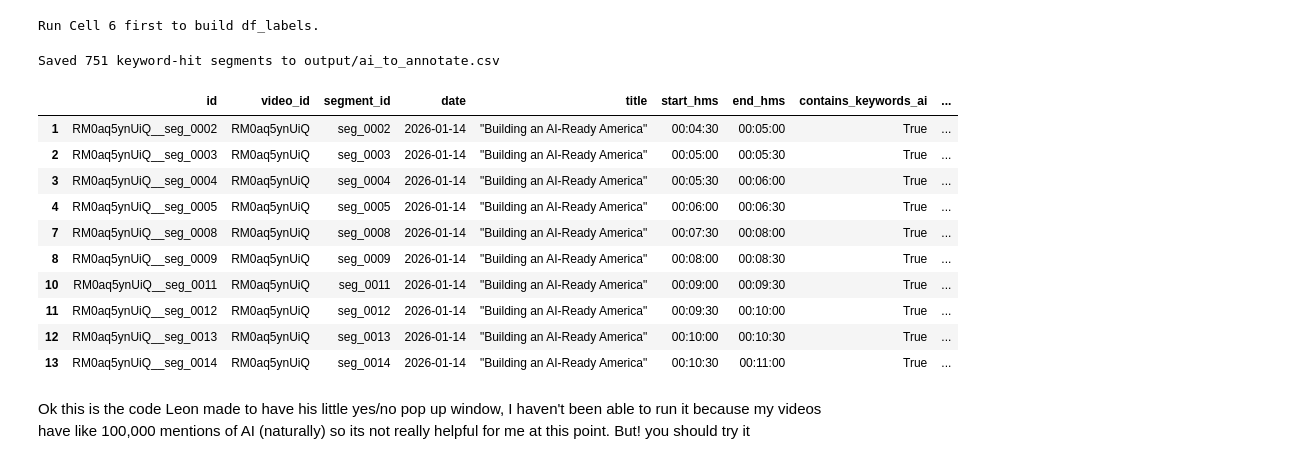
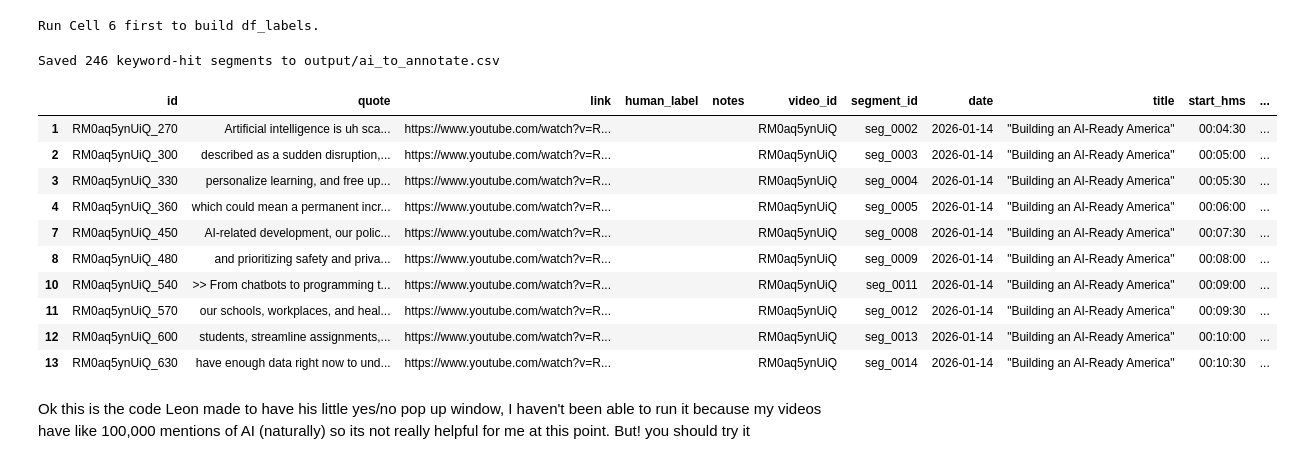
Before and after one commit to amowreader/investigating-ai-fall-26, a Jupyter notebook: assignment 1/running-the-analysis.ipynb, the cells around one changed output. Cells and saved outputs as stored; diff of their text form; code cells hidden in the pictures.

```diff
--- a/assignment 1/running-the-analysis.ipynb
+++ b/assignment 1/running-the-analysis.ipynb
@@ -40,9 +40,9 @@ import re
 
 def resolve_transcript_folder():
     candidates = [
-        Path("transcripts"),
-        Path("assignment 1/transcripts"),
-        Path("../assignment 1/transcripts"),
+        Path("transcript-test"),
+        Path("assignment 1/transcript-test"),
+        Path("../assignment 1/transcript-test"),
     ]
     for folder in candidates:
         if folder.exists():
@@ -592,48 +582,70 @@ Run Cell 6 first to build df_labels.
 # %%
 fn_to_annotate = "output/ai_to_annotate.csv"
 
 if "df_segments" not in globals() or df_segments.empty:
     raise ValueError("Run Cell 3 first to build df_segments.")
 
 if "contains_keywords_ai" not in df_segments.columns:
     raise ValueError("Run Cell 4 first so keyword flags exist on segments.")
 
 # keyword-only segment candidates
 df_to_annotate = df_segments[df_segments["contains_keywords_ai"].fillna(False)].copy()
 
-# include segment text for manual review
-df_to_annotate = df_to_annotate.rename(columns={"segment_text": "text"})
-df_to_annotate["id"] = df_to_annotate["row_id"]
+# build id + quote + timestamped link format similar to transcript-test CSV
+def make_row_id(row):
+    start_sec = row.get("start_sec")
+    if pd.notna(start_sec):
+        try:
+            return f"{row['video_id']}_{int(start_sec)}"
+        except Exception:
+            pass
+    return row.get("row_id", f"{row['video_id']}_{row.get('segment_id', 'seg')}")
 
-cols = [
-    "id",
+df_to_annotate["id"] = df_to_annotate.apply(make_row_id, axis=1)
+df_to_annotate["quote"] = df_to_annotate["segment_text"].fillna("").astype(str).str.strip()
+df_to_annotate["link"] = df_to_annotate.apply(
+    lambda r: f"https://www.youtube.com/watch?v={r['video_id']}&t={int(r['start_sec'])}s"
+    if pd.notna(r.get("start_sec"))
+    else f"https://www.youtube.com/watch?v={r['video_id']}",
+    axis=1,
+ )
+
+# empty columns for manual coding
+df_to_annotate["human_label"] = ""
+df_to_annotate["notes"] = ""
+
+# keep leading columns identical to your transcript-test format
+core_cols = ["id", "quote", "link", "human_label", "notes"]
+
+# keep optional helper columns after the core schema
+helper_cols = [
     "video_id",
     "segment_id",
     "date",
     "title",
     "start_hms",
     "end_hms",
     "contains_keywords_ai",
     "keyword_hit_count",
-    "text",
 ]
 
-df_to_annotate[cols].to_csv(fn_to_annotate, index=False)
+out_cols = core_cols + helper_cols
+df_to_annotate[out_cols].to_csv(fn_to_annotate, index=False)
 print(f"Saved {len(df_to_annotate)} keyword-hit segments to {fn_to_annotate}")
-display(df_to_annotate[cols].head(10))
+display(df_to_annotate[out_cols].head(10))
 # %% [output]
-Saved 751 keyword-hit segments to output/ai_to_annotate.csv
+Saved 246 keyword-hit segments to output/ai_to_annotate.csv
-|  | id | video_id | segment_id | date | title | start_hms | end_hms | contains_keywords_ai | ... |
-| 1 | RM0aq5ynUiQ__seg_0002 | RM0aq5ynUiQ | seg_0002 | 2026-01-14 | "Building an AI-Ready America" | 00:04:30 | 00:05:00 | True | ... |
-| 2 | RM0aq5ynUiQ__seg_0003 | RM0aq5ynUiQ | seg_0003 | 2026-01-14 | "Building an AI-Ready America" | 00:05:00 | 00:05:30 | True | ... |
-| 3 | RM0aq5ynUiQ__seg_0004 | RM0aq5ynUiQ | seg_0004 | 2026-01-14 | "Building an AI-Ready America" | 00:05:30 | 00:06:00 | True | ... |
-| 4 | RM0aq5ynUiQ__seg_0005 | RM0aq5ynUiQ | seg_0005 | 2026-01-14 | "Building an AI-Ready America" | 00:06:00 | 00:06:30 | True | ... |
-| 7 | RM0aq5ynUiQ__seg_0008 | RM0aq5ynUiQ | seg_0008 | 2026-01-14 | "Building an AI-Ready America" | 00:07:30 | 00:08:00 | True | ... |
-| 8 | RM0aq5ynUiQ__seg_0009 | RM0aq5ynUiQ | seg_0009 | 2026-01-14 | "Building an AI-Ready America" | 00:08:00 | 00:08:30 | True | ... |
-| 10 | RM0aq5ynUiQ__seg_0011 | RM0aq5ynUiQ | seg_0011 | 2026-01-14 | "Building an AI-Ready America" | 00:09:00 | 00:09:30 | True | ... |
-| 11 | RM0aq5ynUiQ__seg_0012 | RM0aq5ynUiQ | seg_0012 | 2026-01-14 | "Building an AI-Ready America" | 00:09:30 | 00:10:00 | True | ... |
-| 12 | RM0aq5ynUiQ__seg_0013 | RM0aq5ynUiQ | seg_0013 | 2026-01-14 | "Building an AI-Ready America" | 00:10:00 | 00:10:30 | True | ... |
-| 13 | RM0aq5ynUiQ__seg_0014 | RM0aq5ynUiQ | seg_0014 | 2026-01-14 | "Building an AI-Ready America" | 00:10:30 | 00:11:00 | True | ... |
+|  | id | quote | link | human_label | notes | video_id | segment_id | date | title | start_hms | ... |
+| 1 | RM0aq5ynUiQ_270 | Artificial intelligence is uh sca... | https://www.youtube.com/watch?v=R... |  |  | RM0aq5ynUiQ | seg_0002 | 2026-01-14 | "Building an AI-Ready America" | 00:04:30 | ... |
+| 2 | RM0aq5ynUiQ_300 | described as a sudden disruption,... | https://www.youtube.com/watch?v=R... |  |  | RM0aq5ynUiQ | seg_0003 | 2026-01-14 | "Building an AI-Ready America" | 00:05:00 | ... |
+| 3 | RM0aq5ynUiQ_330 | personalize learning, and free up... | https://www.youtube.com/watch?v=R... |  |  | RM0aq5ynUiQ | seg_0004 | 2026-01-14 | "Building an AI-Ready America" | 00:05:30 | ... |
+| 4 | RM0aq5ynUiQ_360 | which could mean a permanent incr... | https://www.youtube.com/watch?v=R... |  |  | RM0aq5ynUiQ | seg_0005 | 2026-01-14 | "Building an AI-Ready America" | 00:06:00 | ... |
+| 7 | RM0aq5ynUiQ_450 | AI-related development, our polic... | https://www.youtube.com/watch?v=R... |  |  | RM0aq5ynUiQ | seg_0008 | 2026-01-14 | "Building an AI-Ready America" | 00:07:30 | ... |
+| 8 | RM0aq5ynUiQ_480 | and prioritizing safety and priva... | https://www.youtube.com/watch?v=R... |  |  | RM0aq5ynUiQ | seg_0009 | 2026-01-14 | "Building an AI-Ready America" | 00:08:00 | ... |
+| 10 | RM0aq5ynUiQ_540 | >> From chatbots to programming t... | https://www.youtube.com/watch?v=R... |  |  | RM0aq5ynUiQ | seg_0011 | 2026-01-14 | "Building an AI-Ready America" | 00:09:00 | ... |
+| 11 | RM0aq5ynUiQ_570 | our schools, workplaces, and heal... | https://www.youtube.com/watch?v=R... |  |  | RM0aq5ynUiQ | seg_0012 | 2026-01-14 | "Building an AI-Ready America" | 00:09:30 | ... |
+| 12 | RM0aq5ynUiQ_600 | students, streamline assignments,... | https://www.youtube.com/watch?v=R... |  |  | RM0aq5ynUiQ | seg_0013 | 2026-01-14 | "Building an AI-Ready America" | 00:10:00 | ... |
+| 13 | RM0aq5ynUiQ_630 | have enough data right now to und... | https://www.youtube.com/watch?v=R... |  |  | RM0aq5ynUiQ | seg_0014 | 2026-01-14 | "Building an AI-Ready America" | 00:10:30 | ... |
 # %% [markdown]
 Ok this is the code Leon made to have his little yes/no pop up window, I haven't been able to run it because my videos have like 100,000 mentions of AI (naturally) so its not really helpful for me at this point. But! you should try it
 # %%
```
Also changed, not shown: parts of 5 cells of this notebook, 6 other files.
